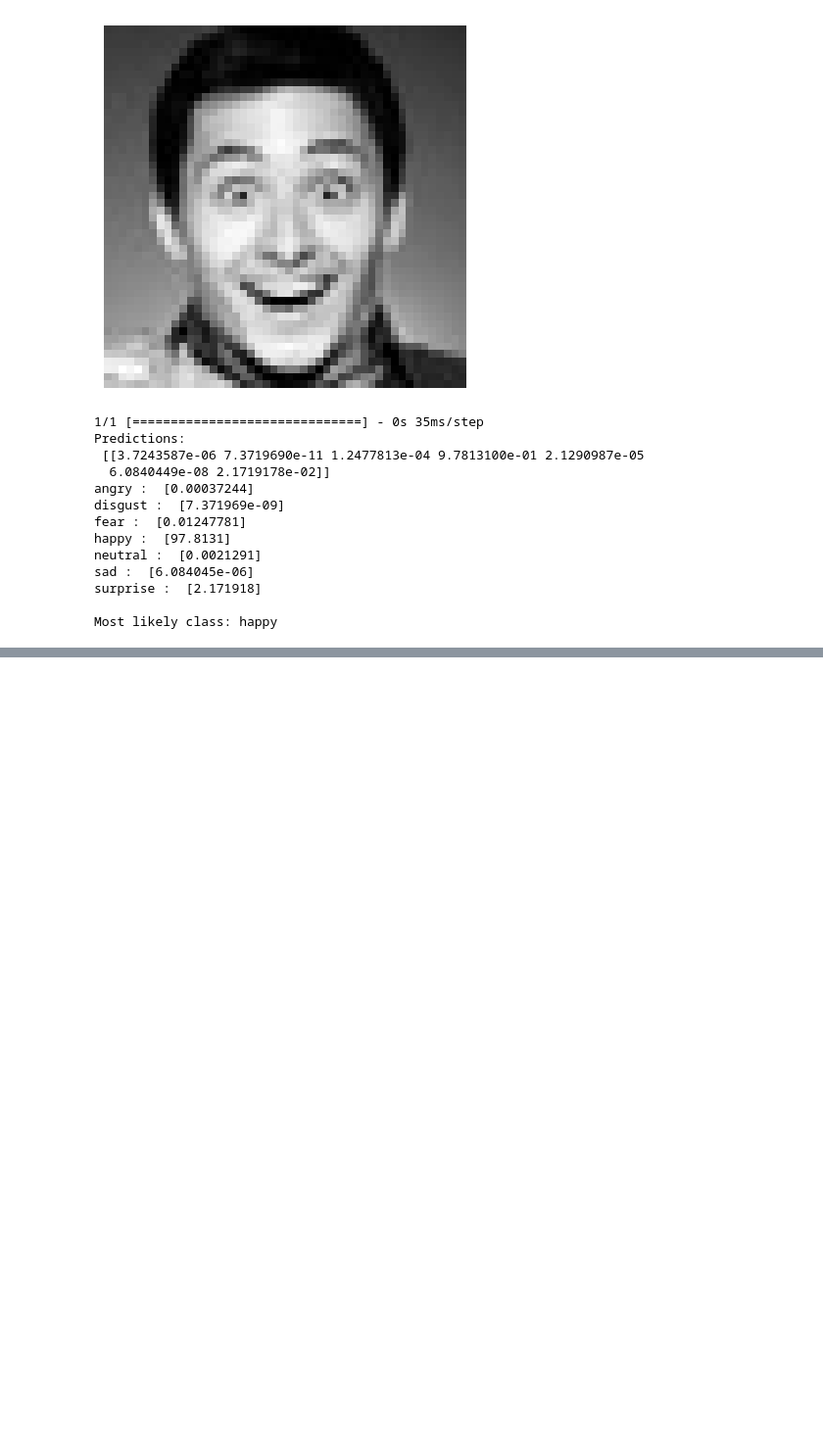
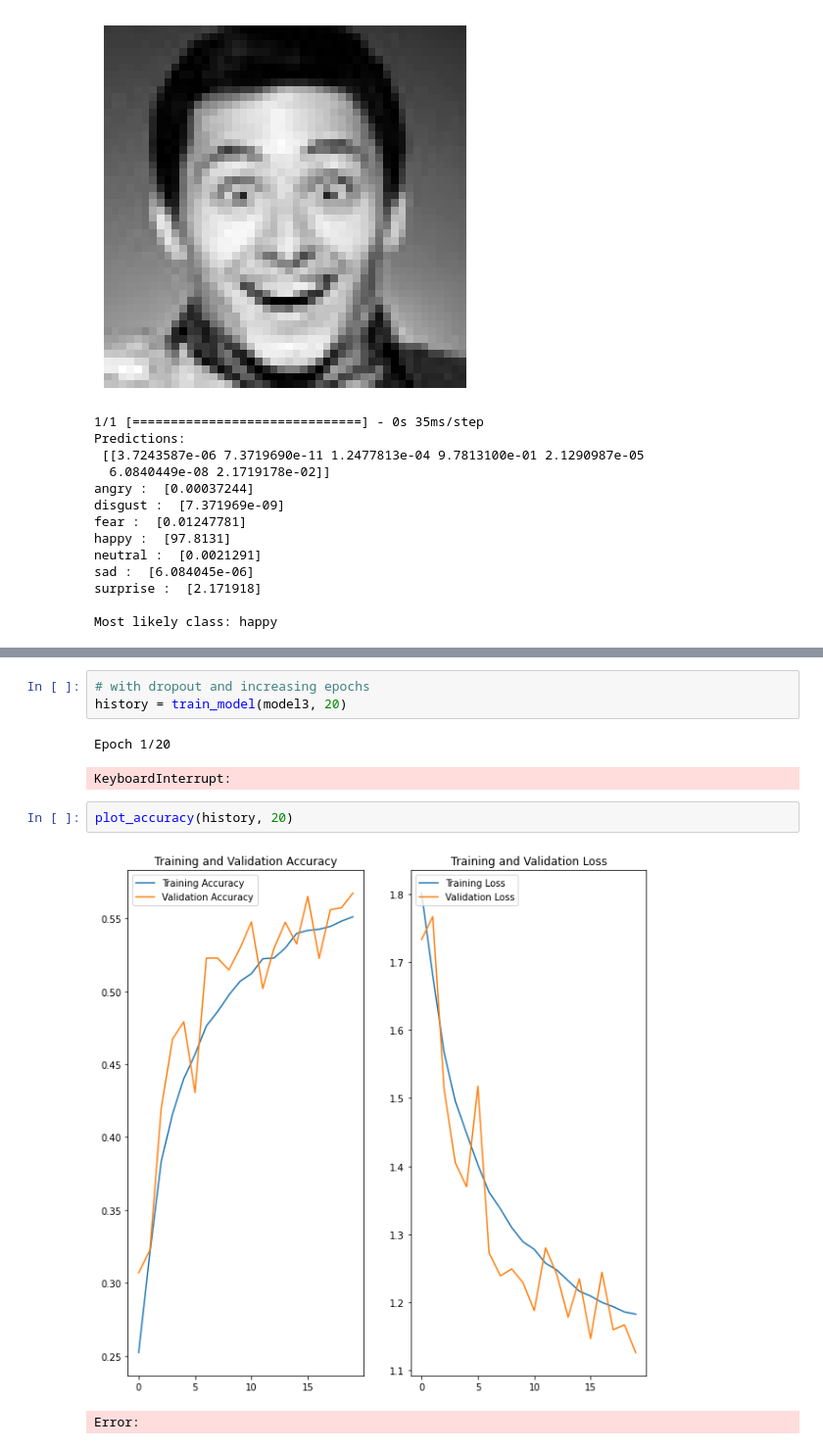
Before and after one commit to lasitha-amuwala/EmotionsCNN, a Jupyter notebook: EmotionsCNN.ipynb, the cells around one changed output, grey strips where cells are left out. Shown at 98% size. Cells and saved outputs as stored; diff of their text form; blank space fills up the shorter version.

```diff
--- a/EmotionsCNN.ipynb
+++ b/EmotionsCNN.ipynb
@@ -321,0 +416,11 @@ print("final train accuracy = {:.2f} , validation accuracy = {:.2f}".format(trai
+# %%
+# with dropout and increasing epochs
+history = train_model(model3, 20)
+# %% [output]
+Epoch 1/20
+KeyboardInterrupt:
+# %%
+plot_accuracy(history, 20)
+# %% [output]
+[figure, added]
+Error:
```
Also changed, not shown: parts of 11 cells of this notebook, 2 other files.
